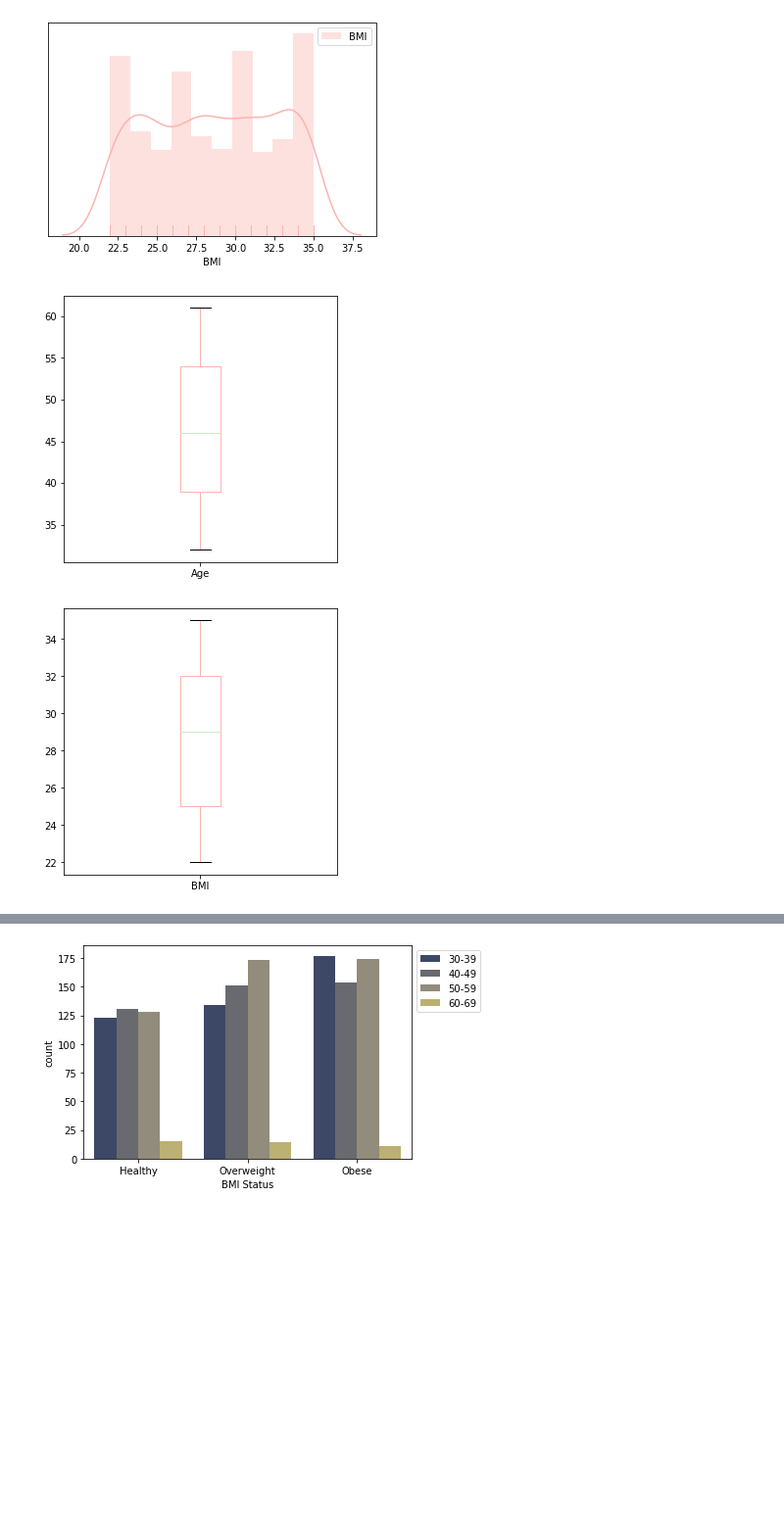
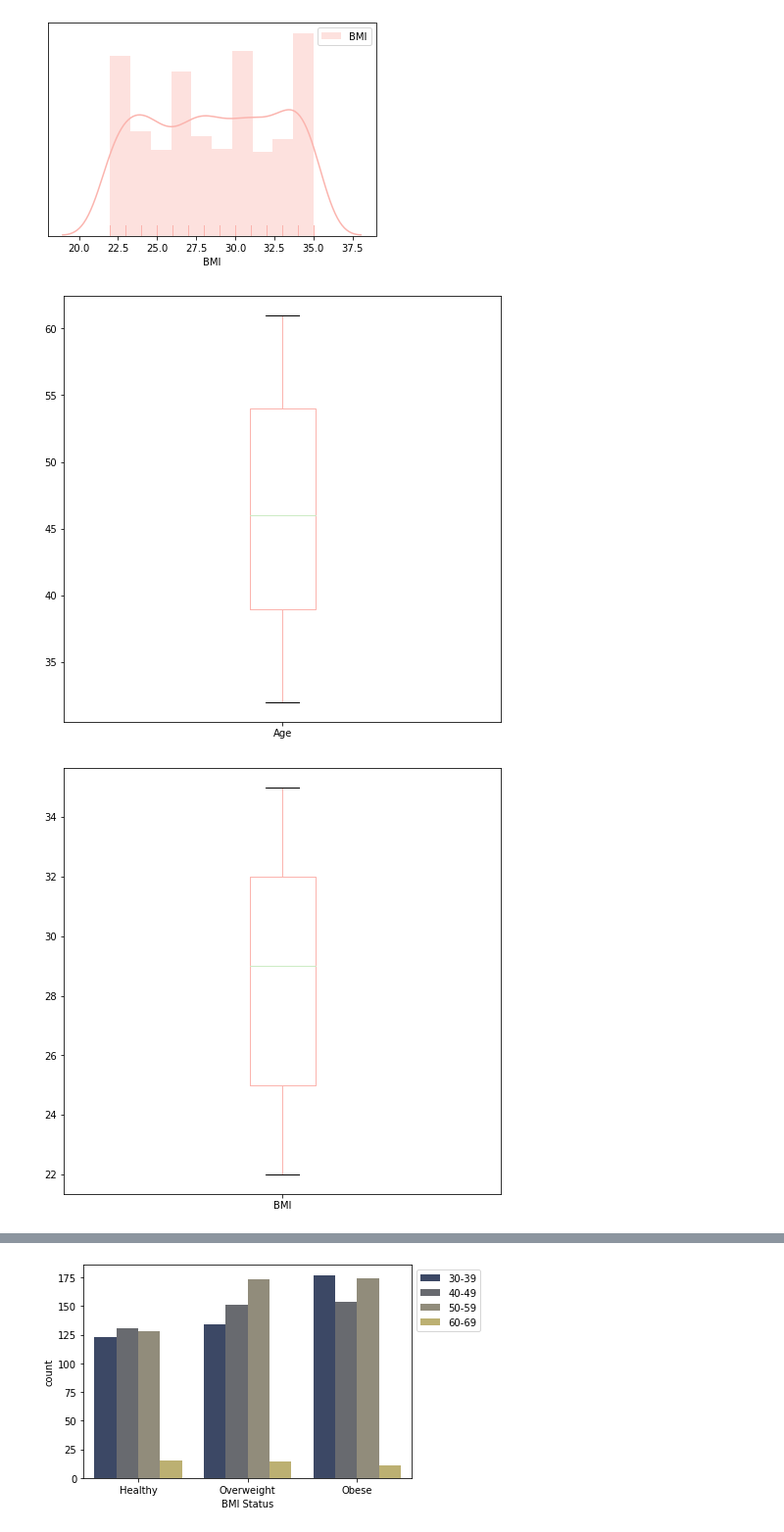
Before and after one commit to phganh/HCVpatientsDatasetVisualization-JupyterNotebook, a Jupyter notebook: projectReport1.ipynb, the cells around one changed output, grey strips where cells are left out. Shown at 98% size. Saved outputs shown, nothing was run; the diff lists cells and outputs as text; code cells hidden in the pictures; blank space fills up the shorter version.

```diff
--- a/projectReport1.ipynb
+++ b/projectReport1.ipynb
@@ -175,13 +180,13 @@ plt.show()
 [figure]
 # %%
 #Boxplot for numeric values in the data set of both genders (Age, BMI)
-dataC['Age'].plot(kind='box', subplots=True, sharex=False, sharey=False, figsize=(5,5))
+dataC['Age'].plot(kind='box', subplots=True, sharex=False, sharey=False, figsize=(8,8))
 plt.show()
-dataC['BMI'].plot(kind='box', subplots=True, sharex=False, sharey=False, figsize=(5,5))
+dataC['BMI'].plot(kind='box', subplots=True, sharex=False, sharey=False, figsize=(8,8))
 plt.show()
 # %% [output]
-[figure, old version]
+[figure, new version]
-[figure, old version]
+[figure, new version]
 # %%
 #From the Age boxplot, ages of both genders fall around 30-70 years old
 #Set up the ageRange column to draw bar plot
```
Also changed, not shown: parts of 10 cells of this notebook.
